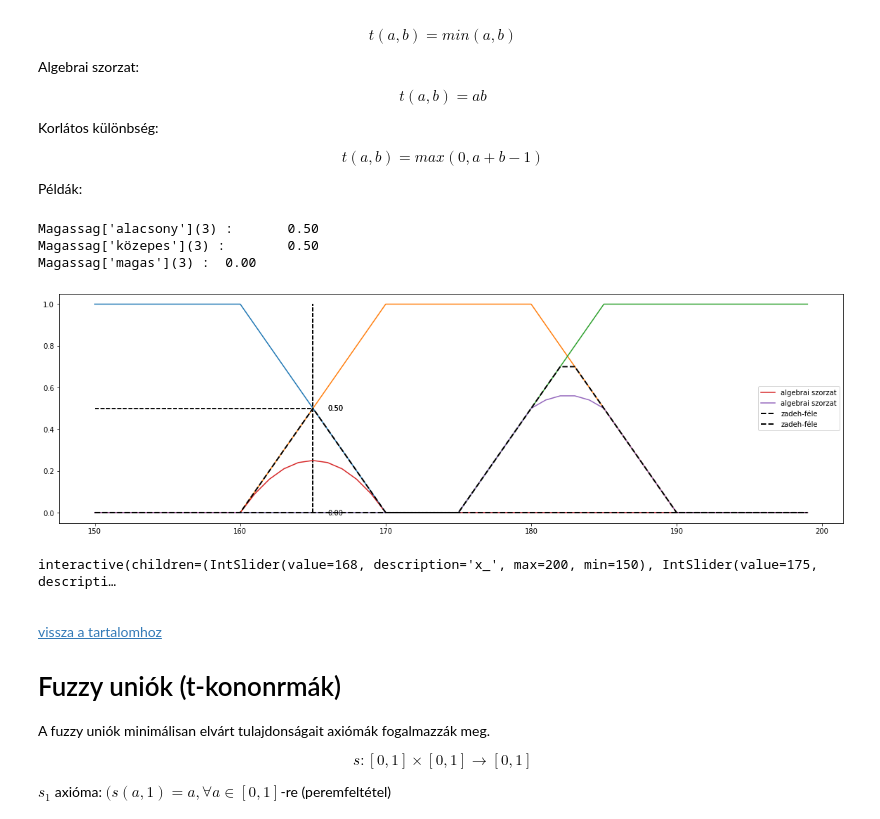
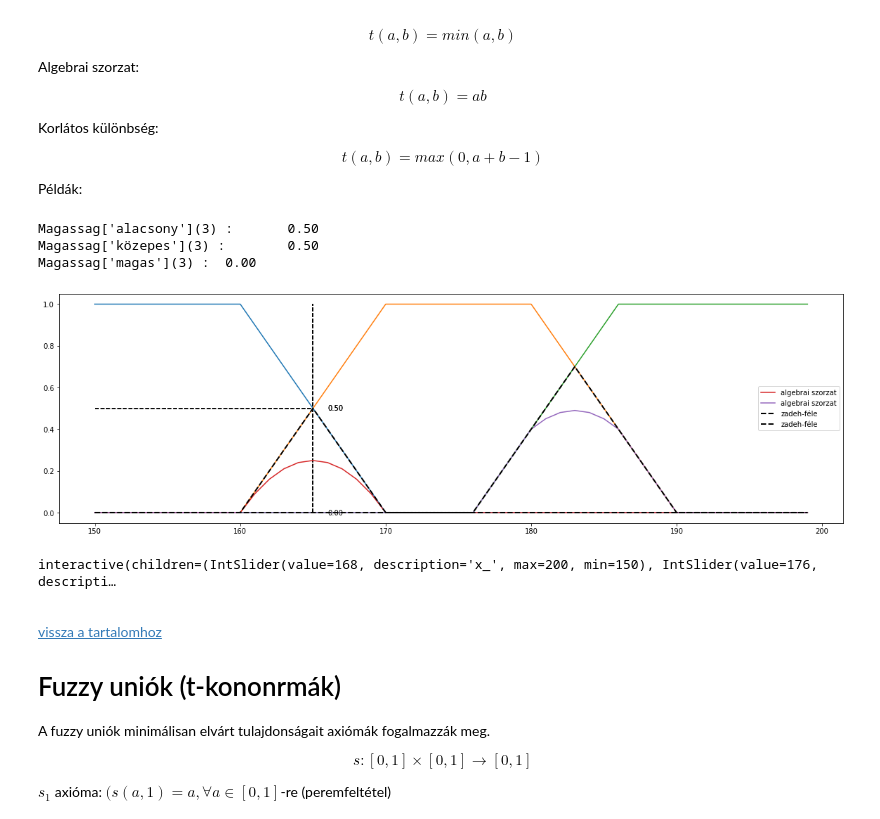
Before and after one commit to JoDeMiro/FuzzyBevezetes, a Jupyter notebook: Python_Fuzzy_Bemutató_a_Tanárnőnek_6_Interactive.ipynb, the cells around one changed output. Drawn from its saved outputs; the diff is of its cells as text; code cells hidden in the pictures.

```diff
--- a/Python_Fuzzy_Bemutató_a_Tanárnőnek_6_Interactive.ipynb
+++ b/Python_Fuzzy_Bemutató_a_Tanárnőnek_6_Interactive.ipynb
@@ -153,7 +148,9 @@ from skfuzzy import control as ctrl
 import ipywidgets as widgets
 import matplotlib.pyplot as plt
 
-Magassag         = ctrl.Antecedent(np.arange(150, 200, 0.1), 'magassag X[cm]')
+x                = np.arange(150, 200, 1)
+
+Magassag         = ctrl.Antecedent(np.arange(150, 200, 1), 'magassag X[cm]')
 
 Magassag.defuzzify_method = 'centroid'
 Magassag.universe.mean()
@@ -302,6 +300,7 @@ def membershipANDDemo(x_, a1, a2):
   plt.rcParams["figure.figsize"] = (20,6)
   container = []
   for key in Magassag.terms.keys():
+    x = np.arange(150, 200, 1)
     plt.plot(x, Magassag[key].mf)
 
     xv = x_
@@ -313,39 +312,39 @@ def membershipANDDemo(x_, a1, a2):
     plt.vlines(xv, ymin = 0, ymax = 1, colors = 'k', linestyles = 'dashed')
     plt.hlines(value, xmin = 150, xmax = xv, colors = 'k', linestyles = 'dashed')
     plt.text(xv+1, value[0], '{:0.2f}'.format(value[0]), verticalalignment = 'center')
 
     container.append(Magassag[key].mf)
 
 
   # albebrai szorzat
   algebrai = np.asarray(container[0])*np.asarray(container[1])
   plt.plot(x, algebrai, label = 'algebrai szorzat')
 
   algebrai = np.asarray(container[1])*np.asarray(container[2])
   plt.plot(x, algebrai, label = 'algebrai szorzat')
 
 
   # zadeh féle fuzzy metszet
   zadeh = np.minimum(np.asarray(container[0]),np.asarray(container[1]))
   plt.plot(x, zadeh, label = 'zadeh-féle', color='black', lw = 2, linestyle='dashed')
 
   zadeh = np.minimum(np.asarray(container[1]),np.asarray(container[2]))
   plt.plot(x, zadeh, label = 'zadeh-féle', color='black', lw = 2, linestyle='dashed')
 
 
 
   plt.legend()
 
-membershipANDDemo(165, 175, 185)
+membershipANDDemo(165, 176, 186)
 # %% [output]
 Magassag['alacsony'](3) :       0.50
 Magassag['közepes'](3) :        0.50
 Magassag['magas'](3) :  0.00
-[figure, old version]
+[figure, new version]
 # %%
-interact(membershipANDDemo, x_=widgets.IntSlider(min=150, max=200, step=1, value=168), a1=widgets.IntSlider(min=150, max=200, step=1, value=175), a2=widgets.IntSlider(min=185, max=200, step=1, value=168));
+interact(membershipANDDemo, x_=widgets.IntSlider(min=150, max=200, step=1, value=168), a1=widgets.IntSlider(min=150, max=200, step=1, value=176), a2=widgets.IntSlider(min=185, max=200, step=1, value=186));
 # %% [output]
-interactive(children=(IntSlider(value=168, description='x_', max=200, min=150), IntSlider(value=175, descripti…
+interactive(children=(IntSlider(value=168, description='x_', max=200, min=150), IntSlider(value=176, descripti…
 # %% [markdown]
 
 <a name="fuzzy_uniok"></a>
```
Also changed, not shown: parts of 36 cells of this notebook.
